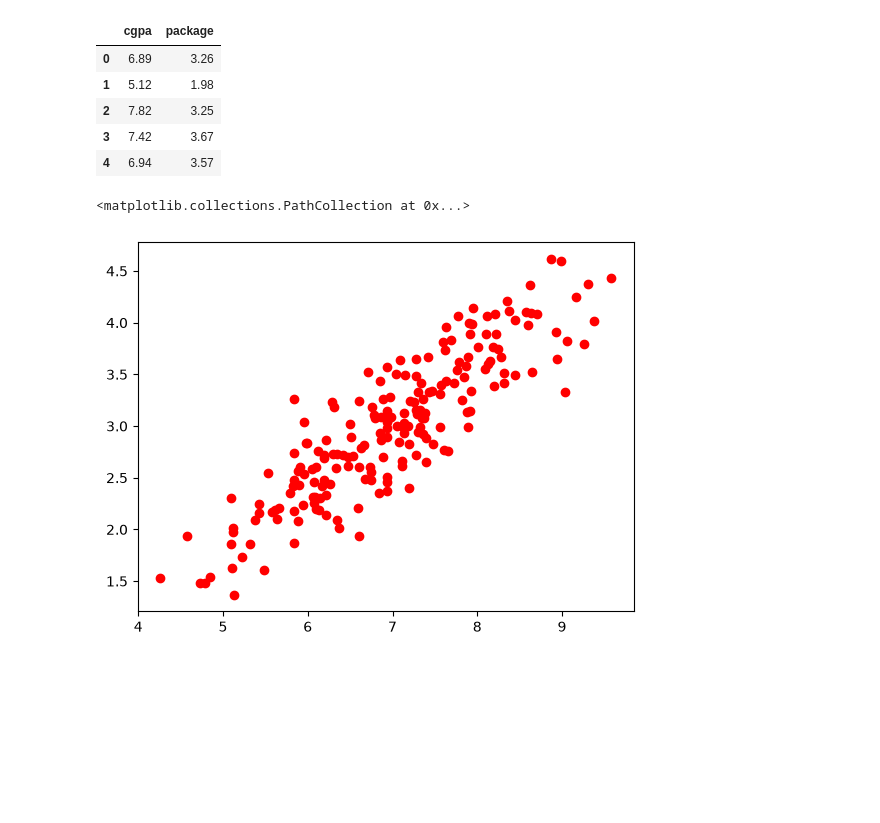
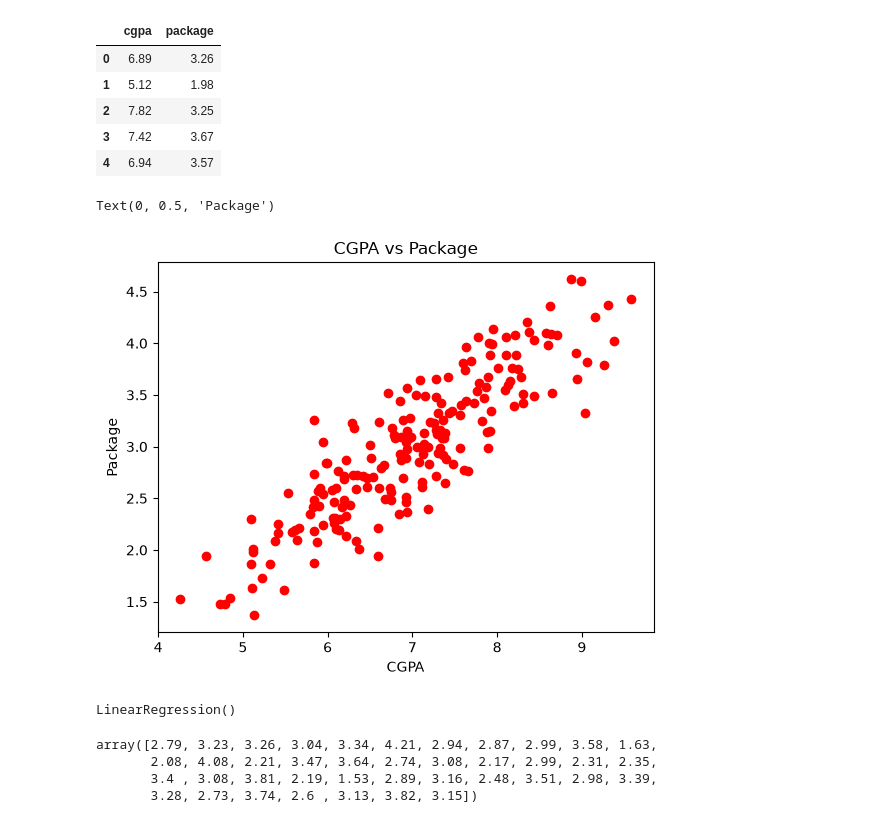
Before and after one commit to prpthapa/Machine__Learning__, a Jupyter notebook: Day_74/Day_74.ipynb, the cells around one changed output. Drawn from its saved outputs; the diff is of its cells as text; code cells hidden in the pictures; blank space fills up the shorter version.

```diff
--- a/Day_74/Day_74.ipynb
+++ b/Day_74/Day_74.ipynb
@@ -15,6 +15,9 @@ df.head()
 import matplotlib.pyplot as plt
 # %%
 plt.scatter(df['cgpa'], df['package'],color = 'red')
+plt.title('CGPA vs Package')
+plt.xlabel('CGPA')
+plt.ylabel('Package')
 # %% [output]
-<matplotlib.collections.PathCollection at 0x...>
+Text(0, 0.5, 'Package')
-[figure, old version]
+[figure, new version]
@@ -20,0 +30,7 @@ plt.scatter(df['cgpa'], df['package'],color = 'red')
+# %%
+from sklearn.linear_model import LinearRegression
+
+lr = LinearRegression()
+lr.fit(X_train, y_train)
+# %% [output]
+LinearRegression()
@@ -20,0 +39,7 @@ plt.scatter(df['cgpa'], df['package'],color = 'red')
+# %%
+y_test.values
+# %% [output]
+array([2.79, 3.23, 3.26, 3.04, 3.34, 4.21, 2.94, 2.87, 2.99, 3.58, 1.63,
+       2.08, 4.08, 2.21, 3.47, 3.64, 2.74, 3.08, 2.17, 2.99, 2.31, 2.35,
+       3.4 , 3.08, 3.81, 2.19, 1.53, 2.89, 3.16, 2.48, 3.51, 2.98, 3.39,
+       3.28, 2.73, 3.74, 2.6 , 3.13, 3.82, 3.15])
```
Also changed, not shown: parts of 6 cells of this notebook.
